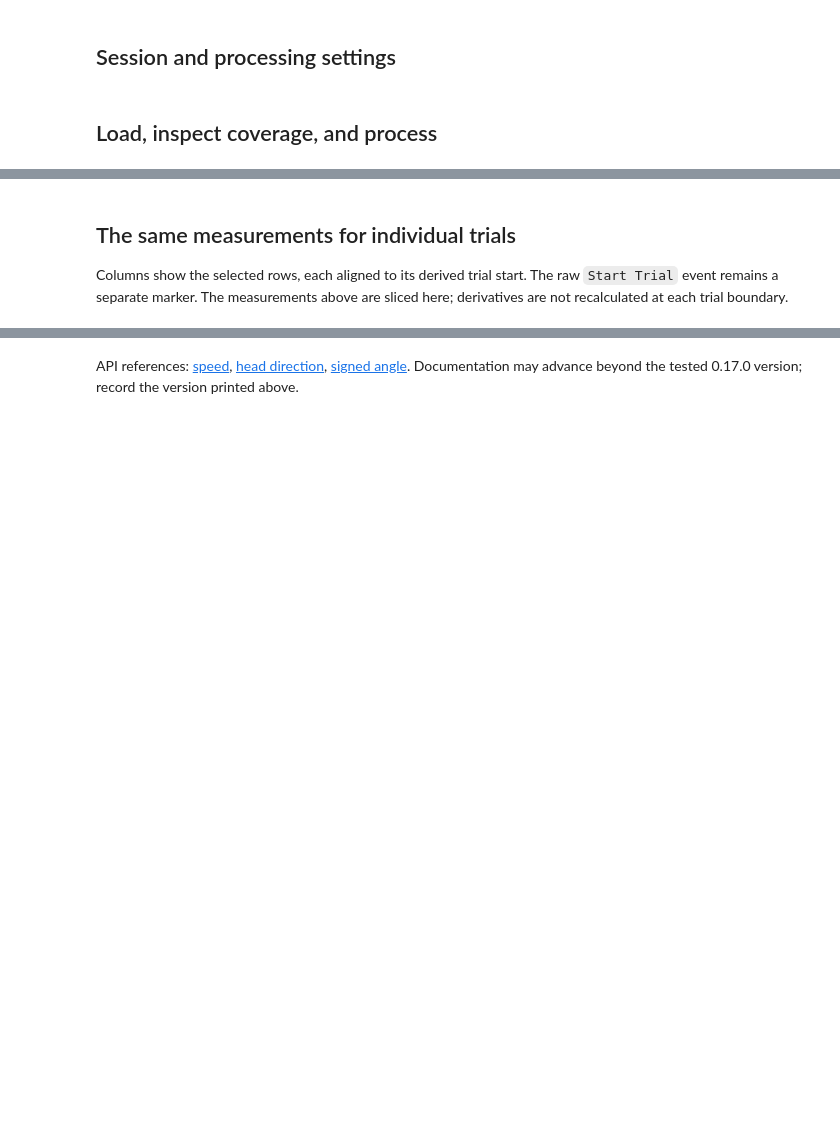
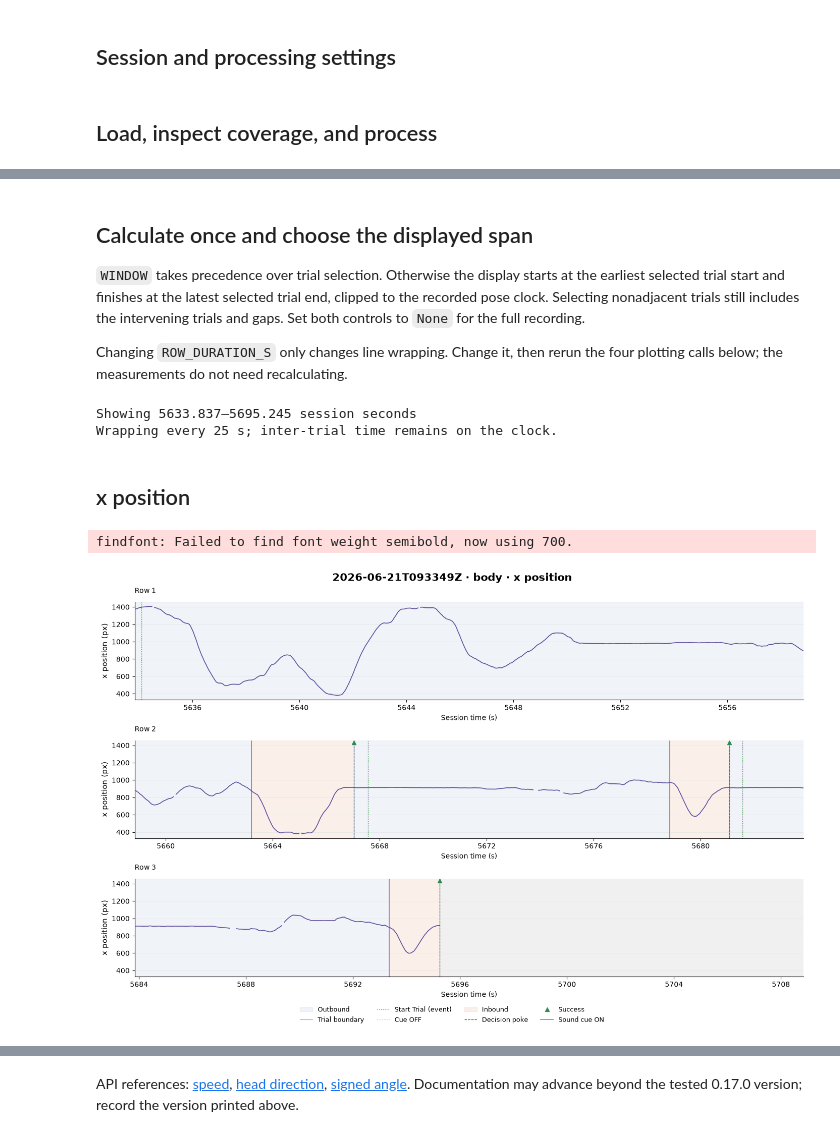
Before and after one commit to Keshavarzi-lab/data-conduit, a Jupyter notebook: src/movement_figures/Figures/Kinematics/kinematics.ipynb, the cells around one changed output, grey strips where cells are left out. Drawn from its saved outputs; the diff is of its cells as text; code cells hidden in the pictures; blank space fills up the shorter version.

```diff
--- a/src/movement_figures/Figures/Kinematics/kinematics.ipynb
+++ b/src/movement_figures/Figures/Kinematics/kinematics.ipynb
@@ -160,30 +481,50 @@ plt.show()
 # %% [markdown]
-## The same measurements for individual trials
+## Calculate once and choose the displayed span
 
-Columns show the selected rows, each aligned to its derived trial start. The raw
-`Start Trial` event remains a separate marker. The measurements above are sliced
-here; derivatives are not recalculated at each trial boundary.
+`WINDOW` takes precedence over trial selection. Otherwise the display starts at
+the earliest selected trial start and finishes at the latest selected trial end,
+clipped to the recorded pose clock. Selecting nonadjacent trials still includes
+the intervening trials and gaps. Set both controls to `None` for the full recording.
+
+Changing `ROW_DURATION_S` only changes line wrapping. Change it, then rerun the
+four plotting calls below; the measurements do not need recalculating.
 # %%
-fig, axes = plt.subplots(2, len(selected_rows), squeeze=False, sharey="row",
-                         figsize=(5 * len(selected_rows), 6), layout="constrained")
-for column, trial_row in enumerate(selected_rows):
-    trial = trials.iloc[trial_row]
-    start, end = float(trial.start_time), float(trial.end_time)
-    for row, (trace, label) in enumerate([(speed, "Linear speed (px/s)"),
-                                         (angular_head_velocity, "Head velocity (rad/s)")]):
-        ax = axes[row, column]
-        visible = trace.sel(time=slice(start, end))
-        ax.plot(visible.time - start, visible, lw=0.9, color="#5b4b9a")
-        annotate_qc_timeseries(ax, trials.iloc[[trial_row]], events,
-                              window=(start, end), time_offset=start,
-                              legend=row == 0 and column == 0)
-        ax.set_ylabel(label)
-        if row == 0:
-            ax.set_title(f"Trial row {trial_row}: {trial.outcome}")
-        else:
-            ax.set_xlabel("Time from derived trial start (s)")
-axes[0, 0].set_ylim(bottom=0)
-low, high = axes[1, 0].get_ylim()
-limit = max(abs(low), abs(high))
-axes[1, 0].set_ylim(-limit, limit)
-plt.show()
+#=== 1| Calculate all four measurements once over the full session ========
+measurements = compute_kinematic_measurements(
+    position,
+    tracking_keypoint=TRACKING_KEYPOINT,
+    left_ear=LEFT_EAR,
+    right_ear=RIGHT_EAR,
+    camera_view=CAMERA_VIEW,
+)
+
+#=== 2| Select one continuous interval shared by every figure ========
+plot_window = select_kinematic_window(
+    measurements.time,
+    trials,
+    trial_rows=TRIAL_ROWS,
+    window=WINDOW,
+)
+print(f"Showing {plot_window[0]:.3f}–{plot_window[1]:.3f} session seconds")
+print(f"Wrapping every {ROW_DURATION_S:g} s; inter-trial time remains on the clock.")
+# %% [output]
+Showing 5633.837–5695.245 session seconds
+Wrapping every 25 s; inter-trial time remains on the clock.
+# %% [markdown]
+## x position
+# %%
+#=== 1| Plot x position as one continuous wrapped timeline ========
+x_position_figure, x_position_axes = plot_wrapped_kinematic_trace(
+    measurements["x_position"],
+    trials,
+    events,
+    window=plot_window,
+    row_duration_s=ROW_DURATION_S,
+    ylabel="x position (px)",
+    title=f"{SESSION} · {TRACKING_KEYPOINT} · x position",
+    y_mode="data",
+)
+plt.show()
+# %% [output]
+findfont: Failed to find font weight semibold, now using 700.
+[figure, added]
```
Also changed, not shown: parts of 15 cells of this notebook, 13 other files.
